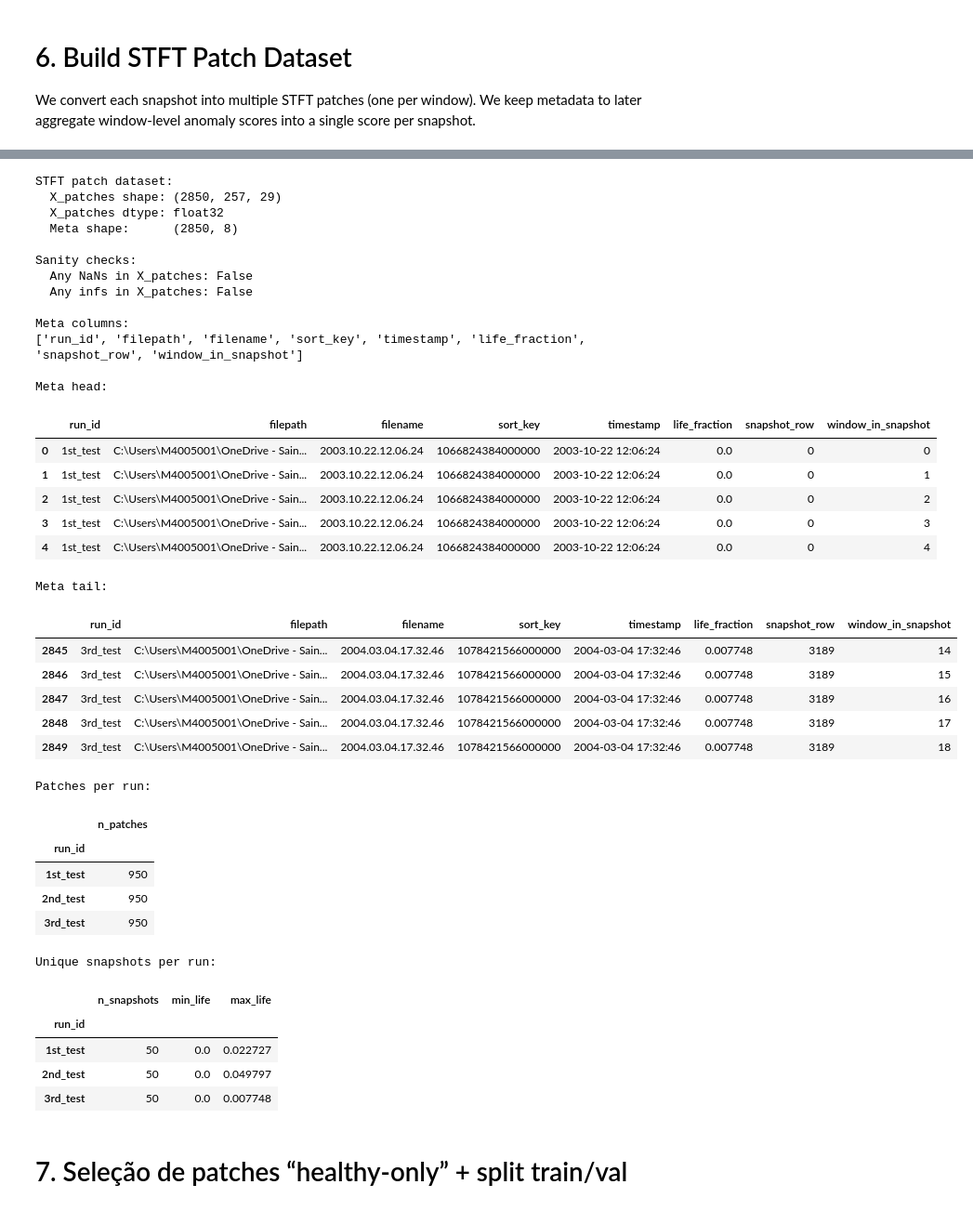
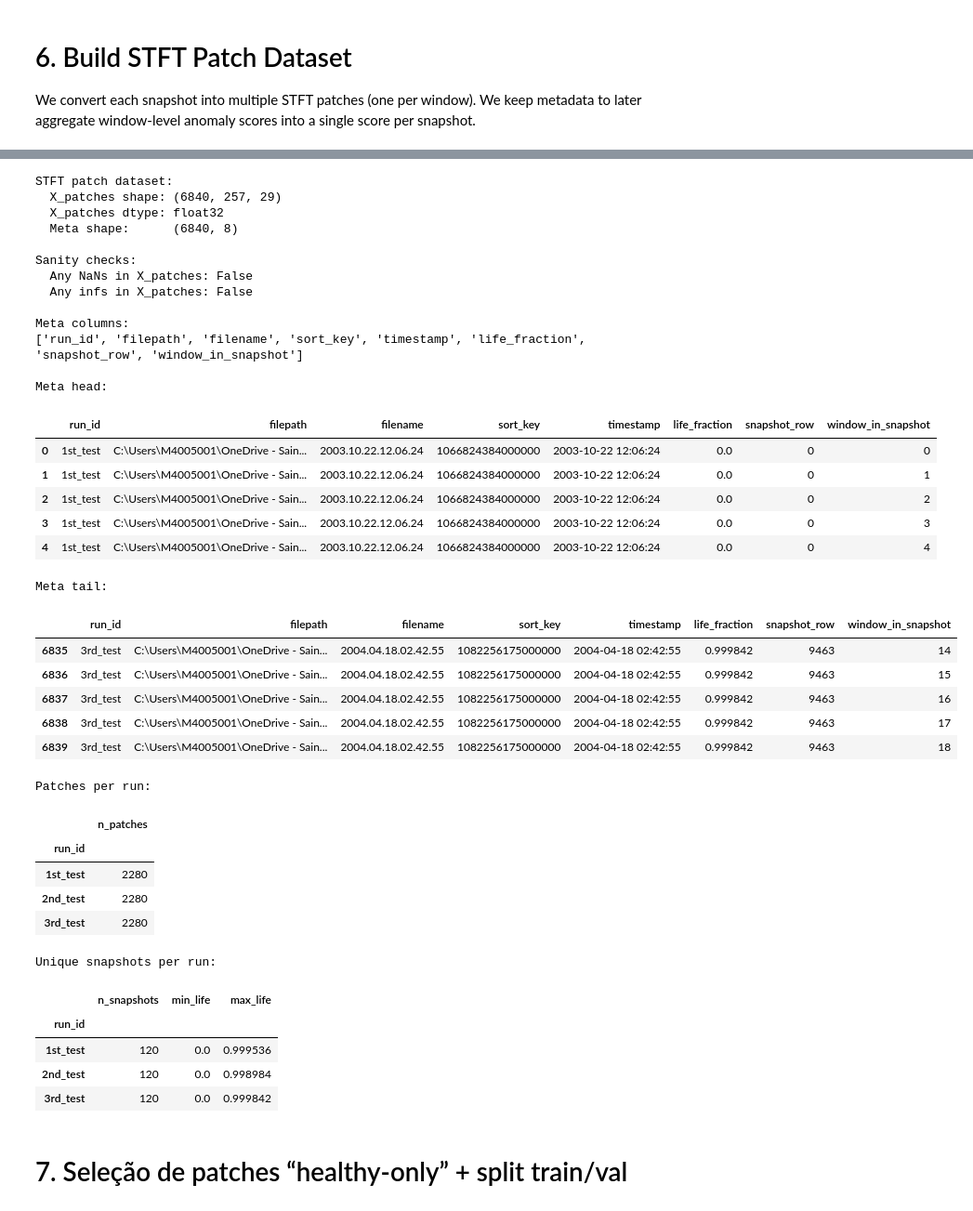
Before and after one commit to marioandrededeus/unsupervised-industrial-anomaly-detection, a Jupyter notebook: experiments/exp_b_ims_stft_autoencoder/notebooks/02_experiment_b_stft_autoencoder_ims.ipynb, the cells around one changed output, grey strips where cells are left out. Shown at 93% size. Cells and saved outputs as stored; diff of their text form; code cells hidden in the pictures.

```diff
--- a/experiments/exp_b_ims_stft_autoencoder/notebooks/02_experiment_b_stft_autoencoder_ims.ipynb
+++ b/experiments/exp_b_ims_stft_autoencoder/notebooks/02_experiment_b_stft_autoencoder_ims.ipynb
@@ -327,38 +379,3 @@ True
-# %%
-def build_patch_index(index_df: pd.DataFrame, cfg: IMSConfig, max_files_per_run: Optional[int] = None) -> Tuple[np.ndarray, pd.DataFrame]:
-    X_list = []
-    meta_rows = []
-
-    for run_id, g in index_df.groupby("run_id", sort=False):
-        g_sorted = g.sort_values("sort_key")  # <- FIX: use sort_key
-        if max_files_per_run is not None:
-            g_sorted = g_sorted.head(max_files_per_run)
-
-        for i, row in g_sorted.iterrows():
-            patches = snapshot_to_patches(row["filepath"], cfg)
-            n = patches.shape[0]
-            if n == 0:
-                continue
-
-            X_list.append(patches)
-
-            for k in range(n):
-                meta_rows.append(
-                    dict(
-                        run_id=row["run_id"],
-                        filepath=row["filepath"],
-                        filename=row["filename"],
-                        sort_key=row["sort_key"],
-                        timestamp=row["timestamp"],
-                        life_fraction=row["life_fraction"],
-                        snapshot_row=i,
-                        window_in_snapshot=k,
-                    )
-                )
-
-    X = np.concatenate(X_list, axis=0) if X_list else np.empty((0, 1, 1), dtype=np.float32)
-    meta = pd.DataFrame(meta_rows)
-    return X, meta
 # %%
 # ---------------------------------------------------------
 # Build STFT patch dataset (initial sanity run)
@@ -366,11 +383,7 @@ def build_patch_index(index_df: pd.DataFrame, cfg: IMSConfig, max_files_per_run:
 
 # Start small for speed and memory safety
 # (increase or remove max_files_per_run after validation)
-X_patches, meta = build_patch_index(
-    index_df=index_df,
-    cfg=cfg,
-    max_files_per_run=50
-)
+X_patches, meta = build_patch_index(index_df, cfg, max_files_per_run=120)
 
 print("STFT patch dataset:")
 print(f"  X_patches shape: {X_patches.shape}")
@@ -403,52 +416,52 @@ display(
 # Check snapshot coverage
 print("\nUnique snapshots per run:")
 display(
     meta.groupby("run_id")
         .agg(
             n_snapshots=("filepath", "nunique"),
             min_life=("life_fraction", "min"),
             max_life=("life_fraction", "max"),
         )
 )
 # %% [output]
 STFT patch dataset:
-  X_patches shape: (2850, 257, 29)
+  X_patches shape: (6840, 257, 29)
   X_patches dtype: float32
-  Meta shape:      (2850, 8)
+  Meta shape:      (6840, 8)
 
 Sanity checks:
   Any NaNs in X_patches: False
   Any infs in X_patches: False
 
 Meta columns:
 ['run_id', 'filepath', 'filename', 'sort_key', 'timestamp', 'life_fraction', 'snapshot_row', 'window_in_snapshot']
 
 Meta head:
 |  | run_id | filepath | filename | sort_key | timestamp | life_fraction | snapshot_row | window_in_snapshot |
 | 0 | 1st_test | C:\Users\M4005001\OneDrive - Sain... | 2003.10.22.12.06.24 | 1066824384000000 | 2003-10-22 12:06:24 | 0.0 | 0 | 0 |
 | 1 | 1st_test | C:\Users\M4005001\OneDrive - Sain... | 2003.10.22.12.06.24 | 1066824384000000 | 2003-10-22 12:06:24 | 0.0 | 0 | 1 |
 | 2 | 1st_test | C:\Users\M4005001\OneDrive - Sain... | 2003.10.22.12.06.24 | 1066824384000000 | 2003-10-22 12:06:24 | 0.0 | 0 | 2 |
 | 3 | 1st_test | C:\Users\M4005001\OneDrive - Sain... | 2003.10.22.12.06.24 | 1066824384000000 | 2003-10-22 12:06:24 | 0.0 | 0 | 3 |
 | 4 | 1st_test | C:\Users\M4005001\OneDrive - Sain... | 2003.10.22.12.06.24 | 1066824384000000 | 2003-10-22 12:06:24 | 0.0 | 0 | 4 |
 Meta tail:
 |  | run_id | filepath | filename | sort_key | timestamp | life_fraction | snapshot_row | window_in_snapshot |
-| 2845 | 3rd_test | C:\Users\M4005001\OneDrive - Sain... | 2004.03.04.17.32.46 | 1078421566000000 | 2004-03-04 17:32:46 | 0.007748 | 3189 | 14 |
-| 2846 | 3rd_test | C:\Users\M4005001\OneDrive - Sain... | 2004.03.04.17.32.46 | 1078421566000000 | 2004-03-04 17:32:46 | 0.007748 | 3189 | 15 |
-| 2847 | 3rd_test | C:\Users\M4005001\OneDrive - Sain... | 2004.03.04.17.32.46 | 1078421566000000 | 2004-03-04 17:32:46 | 0.007748 | 3189 | 16 |
-| 2848 | 3rd_test | C:\Users\M4005001\OneDrive - Sain... | 2004.03.04.17.32.46 | 1078421566000000 | 2004-03-04 17:32:46 | 0.007748 | 3189 | 17 |
-| 2849 | 3rd_test | C:\Users\M4005001\OneDrive - Sain... | 2004.03.04.17.32.46 | 1078421566000000 | 2004-03-04 17:32:46 | 0.007748 | 3189 | 18 |
+| 6835 | 3rd_test | C:\Users\M4005001\OneDrive - Sain... | 2004.04.18.02.42.55 | 1082256175000000 | 2004-04-18 02:42:55 | 0.999842 | 9463 | 14 |
+| 6836 | 3rd_test | C:\Users\M4005001\OneDrive - Sain... | 2004.04.18.02.42.55 | 1082256175000000 | 2004-04-18 02:42:55 | 0.999842 | 9463 | 15 |
+| 6837 | 3rd_test | C:\Users\M4005001\OneDrive - Sain... | 2004.04.18.02.42.55 | 1082256175000000 | 2004-04-18 02:42:55 | 0.999842 | 9463 | 16 |
+| 6838 | 3rd_test | C:\Users\M4005001\OneDrive - Sain... | 2004.04.18.02.42.55 | 1082256175000000 | 2004-04-18 02:42:55 | 0.999842 | 9463 | 17 |
+| 6839 | 3rd_test | C:\Users\M4005001\OneDrive - Sain... | 2004.04.18.02.42.55 | 1082256175000000 | 2004-04-18 02:42:55 | 0.999842 | 9463 | 18 |
 Patches per run:
 |  | n_patches |
 | run_id |  |
-| 1st_test | 950 |
-| 2nd_test | 950 |
-| 3rd_test | 950 |
+| 1st_test | 2280 |
+| 2nd_test | 2280 |
+| 3rd_test | 2280 |
 Unique snapshots per run:
 |  | n_snapshots | min_life | max_life |
 | run_id |  |  |  |
-| 1st_test | 50 | 0.0 | 0.022727 |
-| 2nd_test | 50 | 0.0 | 0.049797 |
-| 3rd_test | 50 | 0.0 | 0.007748 |
+| 1st_test | 120 | 0.0 | 0.999536 |
+| 2nd_test | 120 | 0.0 | 0.998984 |
+| 3rd_test | 120 | 0.0 | 0.999842 |
 # %% [markdown]
 # 7. Seleção de patches “healthy-only” + split train/val
 # %%
```
Also changed, not shown: parts of 20 cells of this notebook.
